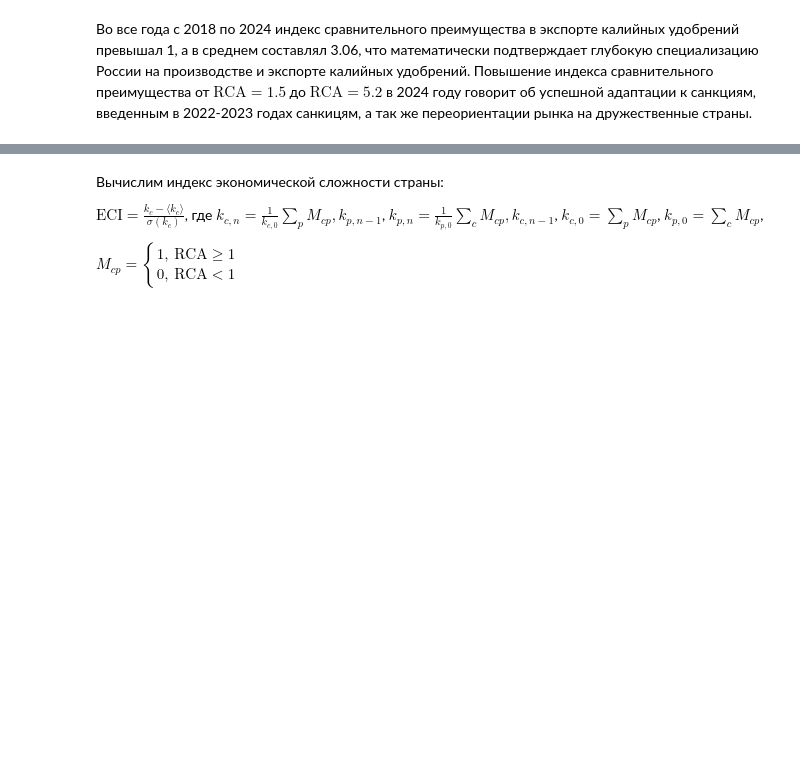
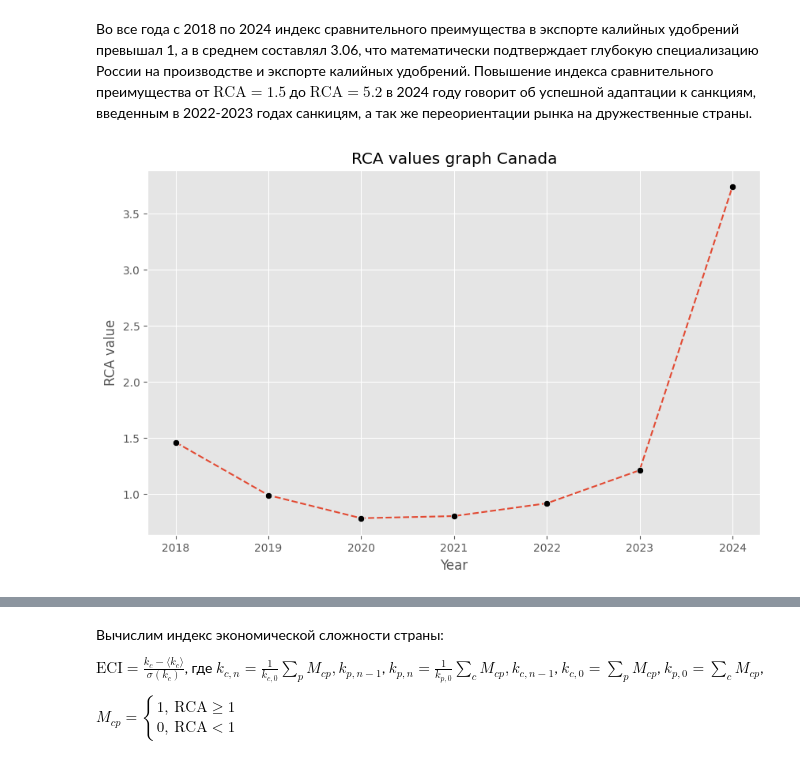
Before and after one commit to vitiatia/Sience_studio_project, a Jupyter notebook: Научка_финальный_проект_Потасик.ipynb, the cells around one changed output, grey strips where cells are left out. Saved outputs shown, nothing was run; the diff lists cells and outputs as text; code cells hidden in the pictures; blank space fills up the shorter version.

```diff
--- a/Научка_финальный_проект_Потасик.ipynb
+++ b/Научка_финальный_проект_Потасик.ipynb
@@ -482,2 +549,13 @@ plt.show()
 # %% [markdown]
 Во все года с 2018 по 2024 индекс сравнительного преимущества в экспорте калийных удобрений превышал 1, а в среднем составлял 3.06, что математически подтверждает глубокую специализацию России на производстве и экспорте калийных удобрений. Повышение индекса сравнительного преимущества от $\text{RCA} = 1.5$ до $\text{RCA} = 5.2$ в 2024 году говорит об успешной адаптации к санкциям, введенным в 2022-2023 годах санкицям, а так же переориентации рынка на дружественные страны.
+# %%
+rca_by_year_canada = compute_rca(hs6_id = 6310490, country='Canada')
+
+plt.figure(figsize=(10, 6))
+sns.lineplot(x=rca_by_year_canada.index, y=rca_by_year_canada, color='C0', ls='--')
+sns.scatterplot(x=rca_by_year_canada.index, y=rca_by_year_canada, color='black', zorder=2)
+plt.ylabel('RCA value')
+plt.title('RCA values graph Canada')
+plt.show()
+# %% [output]
+[figure, added]
```
Also changed, not shown: parts of 14 cells of this notebook.
